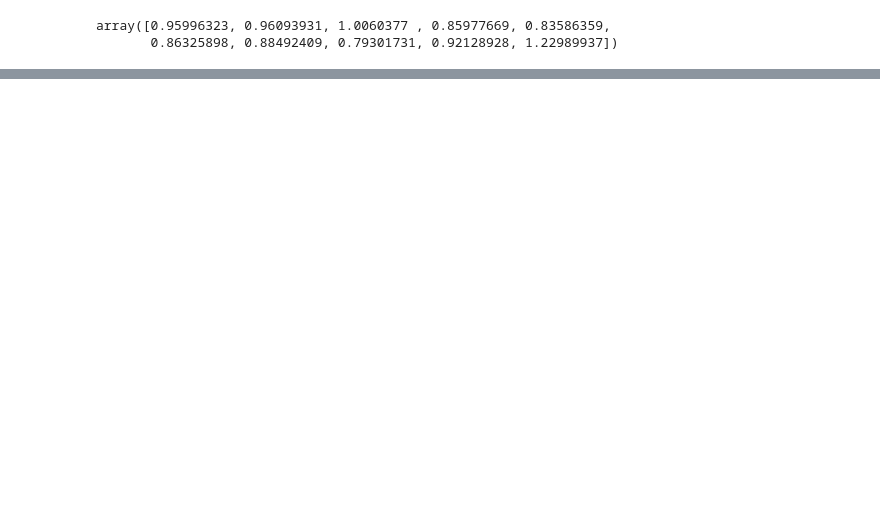
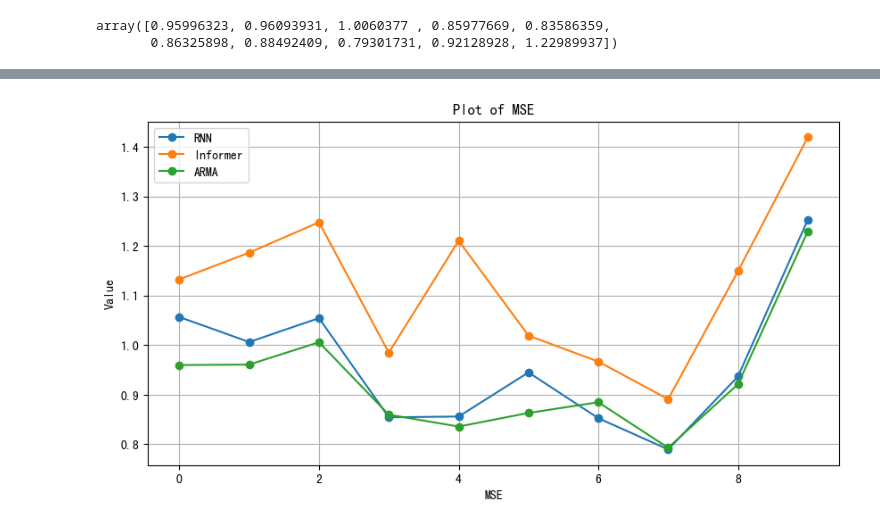
Before and after one commit to jasongangquanzhang/Informer_Time_Series, a Jupyter notebook: visiualization.ipynb, the cells around one changed output, grey strips where cells are left out. Saved outputs shown, nothing was run; the diff lists cells and outputs as text; code cells hidden in the pictures; blank space fills up the shorter version.

```diff
--- a/visiualization.ipynb
+++ b/visiualization.ipynb
@@ -42,0 +53,17 @@ array([1.05525589, 1.00002805, 1.0382773 , 0.9198278 , 0.87116051,
+# %%
+import matplotlib.pyplot as plt
+import numpy as np
+
+# Plotting the array
+plt.figure(figsize=(10, 5))
+plt.plot(rnn_mse,label = 'RNN', marker='o')  # Using 'o' as a marker for each data point
+plt.plot(informer_mse,label = 'Informer', marker='o')  # Using 'o' as a marker for each data point
+plt.plot(arma_mse,label = 'ARMA', marker='o')  # Using 'o' as a marker for each data point
+plt.title('Plot of MSE')
+plt.xlabel('MSE')
+plt.ylabel('Value')
+plt.grid(True)
+plt.legend()
+plt.show()
+# %% [output]
+[figure, added]
```
Also changed, not shown: parts of 5 cells of this notebook, 1 other file.
